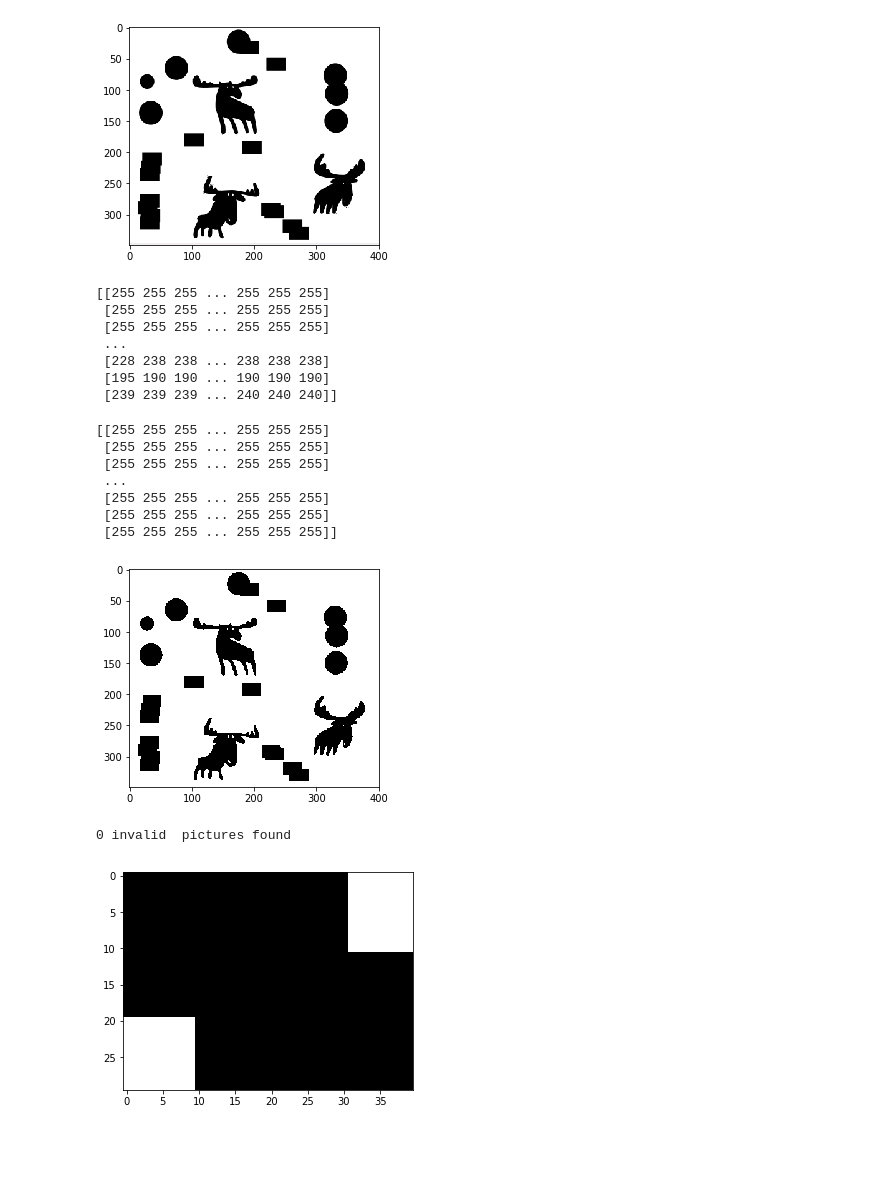
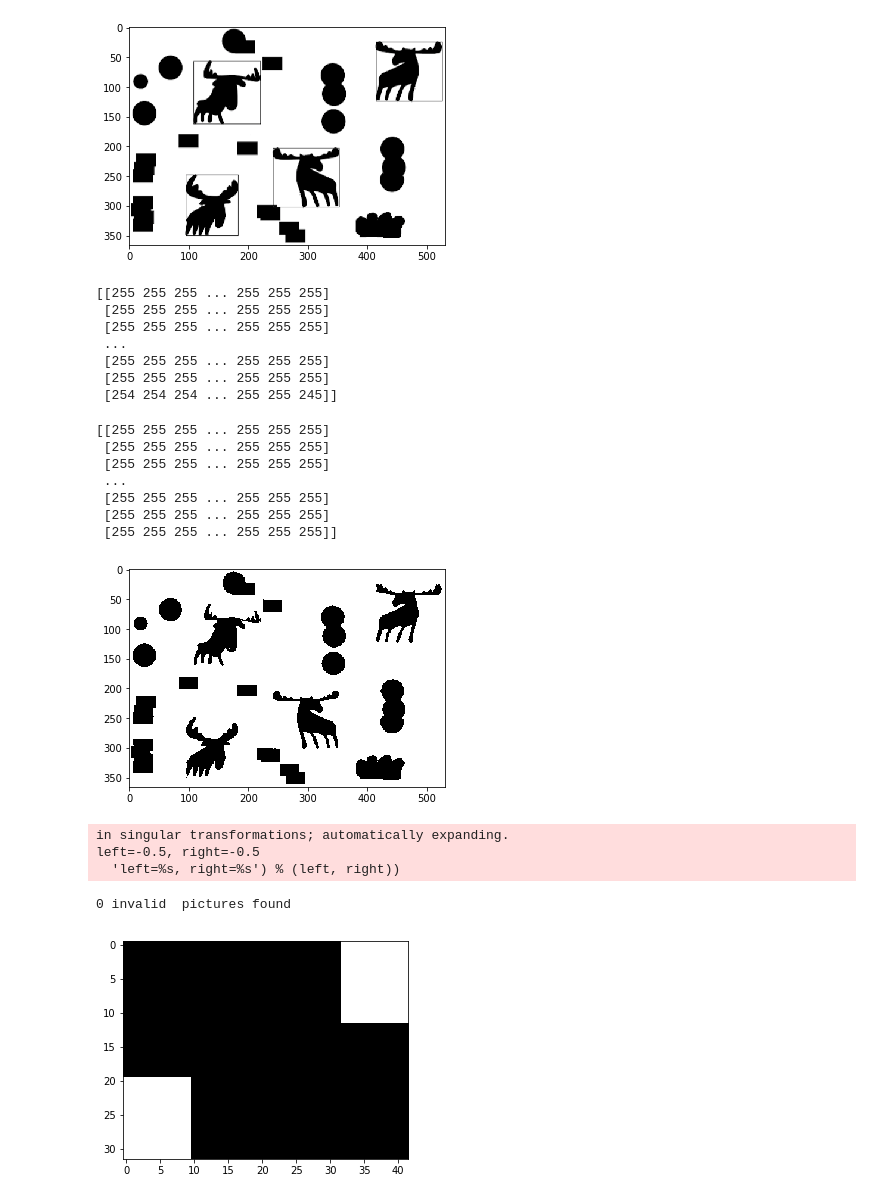
Before and after one commit to vusatchy/MooseRecognitionWithoutML, a Jupyter notebook: MooseRecognition.ipynb, the cells around one changed output. Saved outputs shown, nothing was run; the diff lists cells and outputs as text; code cells hidden in the pictures; blank space fills up the shorter version.

```diff
--- a/MooseRecognition.ipynb
+++ b/MooseRecognition.ipynb
@@ -27,13 +27,13 @@ def normalize_matrix(X):
             else:
                 X[i][j] = black_pixel
 # %%
-filename = "moose.png"
+filename = "moose1.png"
 img = read_img(filename)
 X = to_matrix(img)
 plt.imshow(img,cmap='gray')
 plt.show()
 # %% [output]
-[figure, old version]
+[figure, new version]
 # %%
 print(X)
 # %% [output]
@@ -41,9 +41,9 @@ print(X)
  [255 255 255 ... 255 255 255]
  [255 255 255 ... 255 255 255]
  ...
- [228 238 238 ... 238 238 238]
- [195 190 190 ... 190 190 190]
- [239 239 239 ... 240 240 240]]
+ [255 255 255 ... 255 255 255]
+ [255 255 255 ... 255 255 255]
+ [254 254 254 ... 255 255 245]]
 # %%
 normalize_matrix(X)
 print(X)
@@ -59,7 +59,7 @@ print(X)
 plt.imshow(X,cmap='gray')
 plt.show()
 # %% [output]
-[figure, old version]
+[figure, new version]
 # %%
 def extract_pictures(X):
     Map = [[False for i in range(len(X[0]))] for j in range(len(X))]
@@ -131,8 +131,11 @@ def filter_invalid_picures(pictures):
 pictures  = extract_pictures(X)
 pictures = filter_invalid_picures(pictures)
 # %% [output]
-0 invalid  pictures found
+in singular transformations; automatically expanding.
+left=-0.5, right=-0.5
+  'left=%s, right=%s') % (left, right))
+0 invalid  pictures found
-[figure, old version]
+[figure, new version]
 # %%
 for picture in pictures:
     plt.imshow(picture,cmap='gray')
```
Also changed, not shown: parts of 4 cells of this notebook.
